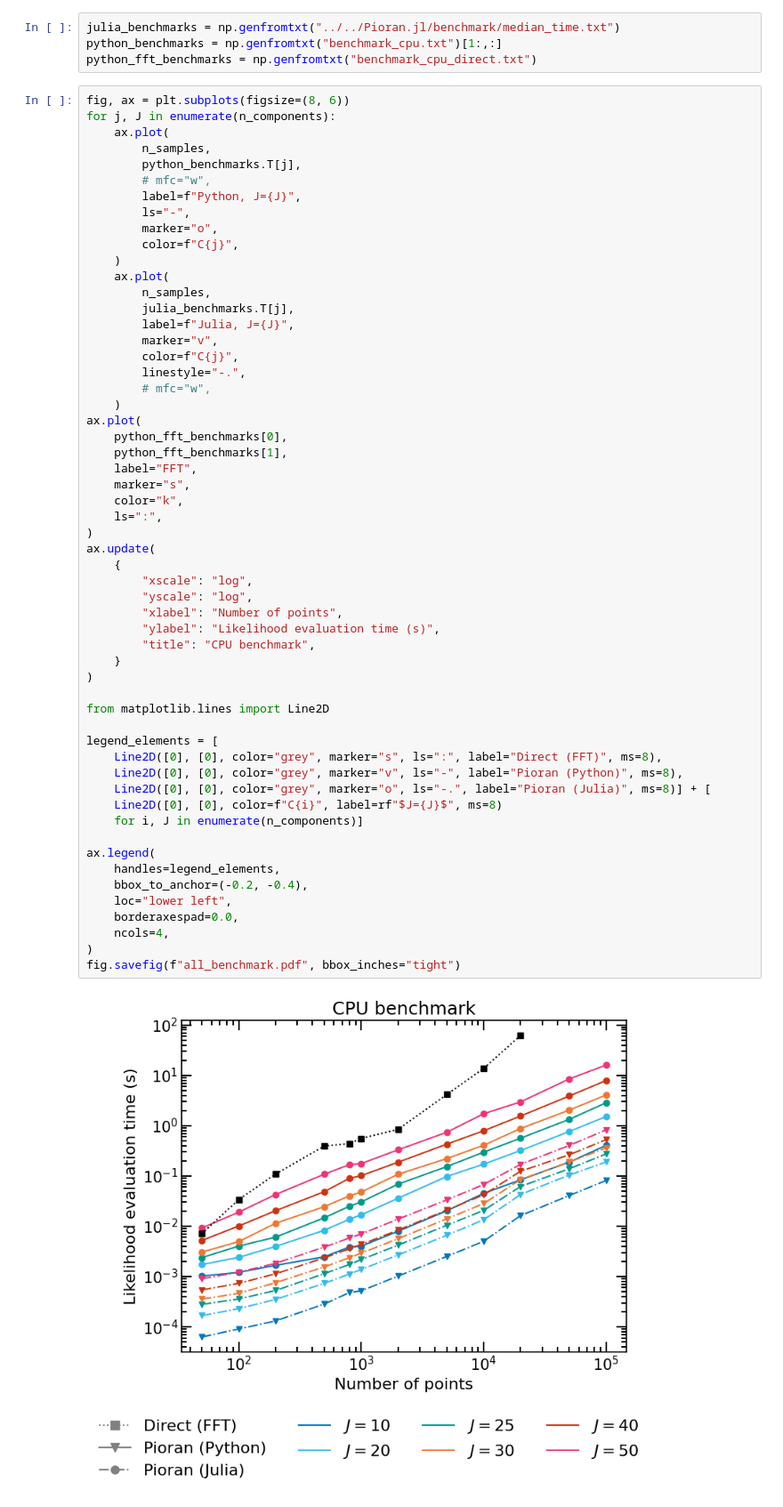
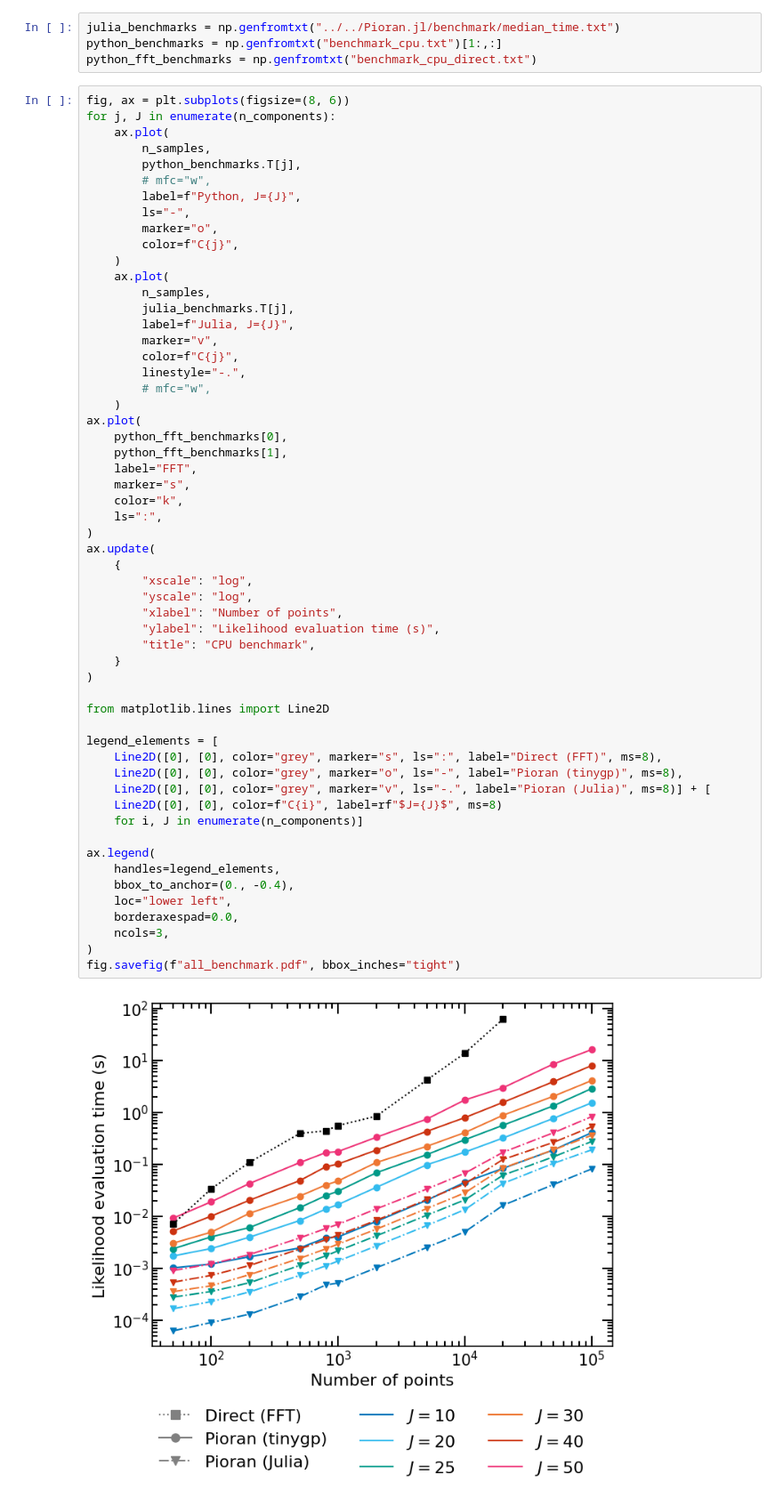
Before and after one commit to mlefkir/pioran, a Jupyter notebook: benchmark/plot_benchmarks.ipynb, the cells around one changed output. Shown: that part at 89% size. Cells and saved outputs as stored; diff of their text form.

Commit message:
remove multiprocessing and fix plot error

```diff
--- a/benchmark/plot_benchmarks.ipynb
+++ b/benchmark/plot_benchmarks.ipynb
@@ -38,35 +38,35 @@ ax.plot(
     python_fft_benchmarks[1],
     label="FFT",
     marker="s",
     color="k",
     ls=":",
 )
 ax.update(
     {
         "xscale": "log",
         "yscale": "log",
         "xlabel": "Number of points",
         "ylabel": "Likelihood evaluation time (s)",
         "title": "CPU benchmark",
     }
 )
 
 from matplotlib.lines import Line2D
 
 legend_elements = [
     Line2D([0], [0], color="grey", marker="s", ls=":", label="Direct (FFT)", ms=8),
-    Line2D([0], [0], color="grey", marker="v", ls="-", label="Pioran (Python)", ms=8),
-    Line2D([0], [0], color="grey", marker="o", ls="-.", label="Pioran (Julia)", ms=8)] + [
+    Line2D([0], [0], color="grey", marker="o", ls="-", label="Pioran (tinygp)", ms=8),
+    Line2D([0], [0], color="grey", marker="v", ls="-.", label="Pioran (Julia)", ms=8)] + [
     Line2D([0], [0], color=f"C{i}", label=rf"$J={J}$", ms=8)
     for i, J in enumerate(n_components)]
 
 ax.legend(
     handles=legend_elements,
-    bbox_to_anchor=(-0.2, -0.4),
+    bbox_to_anchor=(0., -0.4),
     loc="lower left",
     borderaxespad=0.0,
-    ncols=4,
+    ncols=3,
 )
 fig.savefig(f"all_benchmark.pdf", bbox_inches="tight")
 # %% [output]
-[figure, old version]
+[figure, new version]
```
Also changed, not shown: 3 other files.
